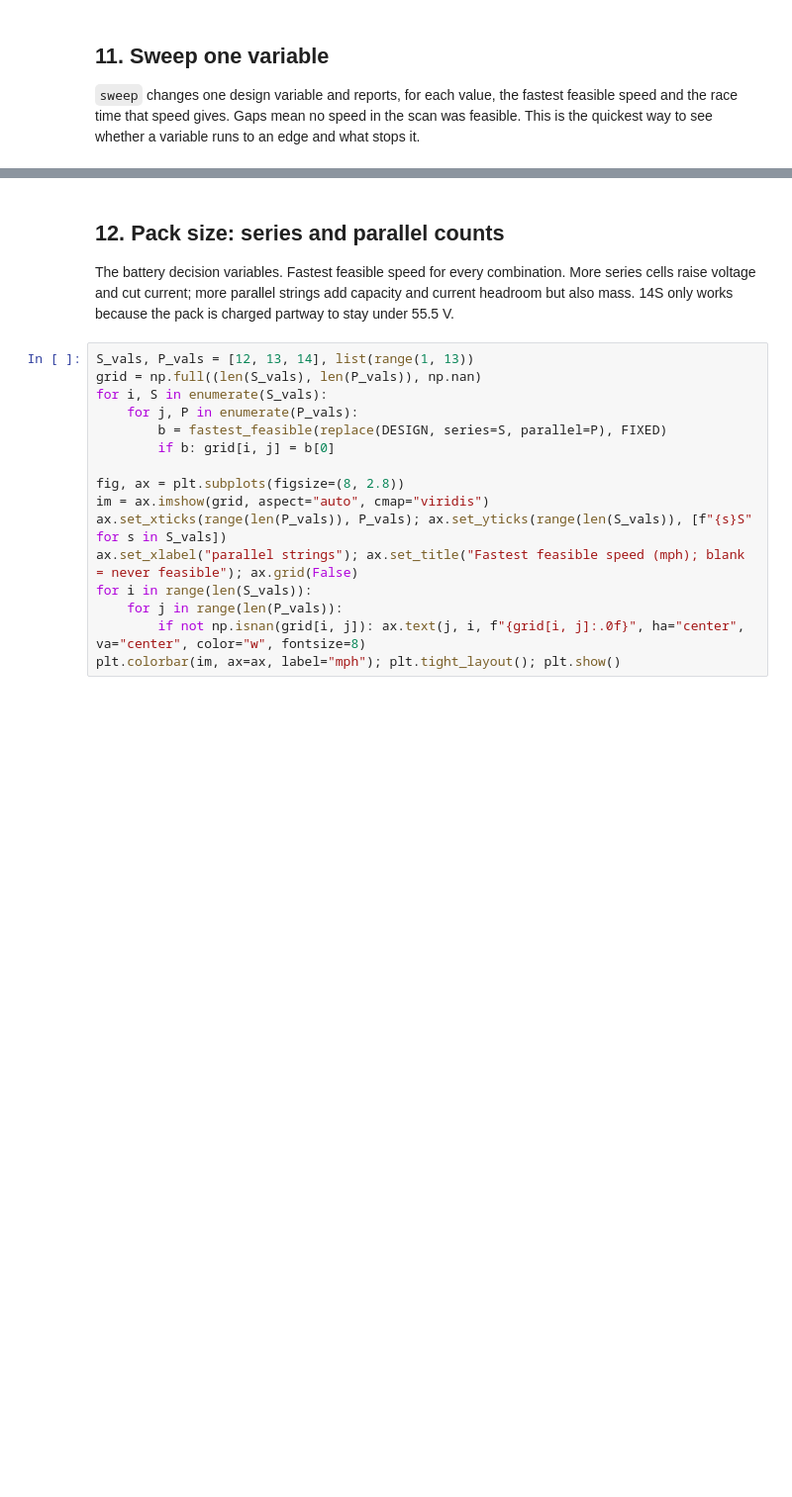
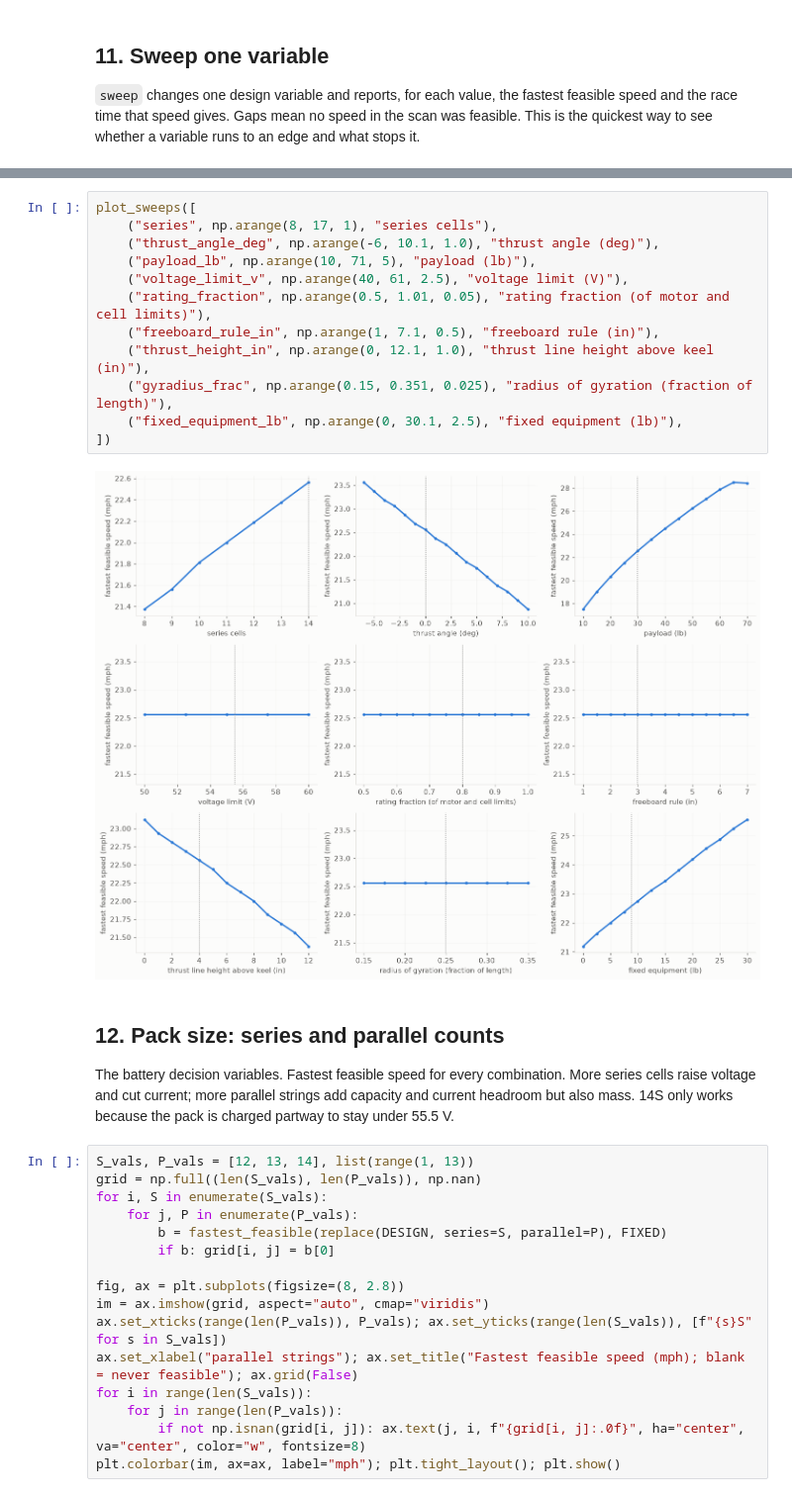
Before and after one commit to MarMar888/hav, a Jupyter notebook: optimization/explore.ipynb, the cells around one changed output, grey strips where cells are left out. Shown at 99% size. Drawn from its saved outputs; the diff is of its cells as text; blank space fills up the shorter version.

```diff
--- a/optimization/explore.ipynb
+++ b/optimization/explore.ipynb
@@ -498,3 +944,17 @@ plot_sweeps([
+# %%
+plot_sweeps([
+    ("series", np.arange(8, 17, 1), "series cells"),
+    ("thrust_angle_deg", np.arange(-6, 10.1, 1.0), "thrust angle (deg)"),
+    ("payload_lb", np.arange(10, 71, 5), "payload (lb)"),
+    ("voltage_limit_v", np.arange(40, 61, 2.5), "voltage limit (V)"),
+    ("rating_fraction", np.arange(0.5, 1.01, 0.05), "rating fraction (of motor and cell limits)"),
+    ("freeboard_rule_in", np.arange(1, 7.1, 0.5), "freeboard rule (in)"),
+    ("thrust_height_in", np.arange(0, 12.1, 1.0), "thrust line height above keel (in)"),
+    ("gyradius_frac", np.arange(0.15, 0.351, 0.025), "radius of gyration (fraction of length)"),
+    ("fixed_equipment_lb", np.arange(0, 30.1, 2.5), "fixed equipment (lb)"),
+])
+# %% [output]
+[figure, added]
 # %% [markdown]
 ## 12. Pack size: series and parallel counts
 
```
Also changed, not shown: parts of 68 cells of this notebook, 7 other files.
